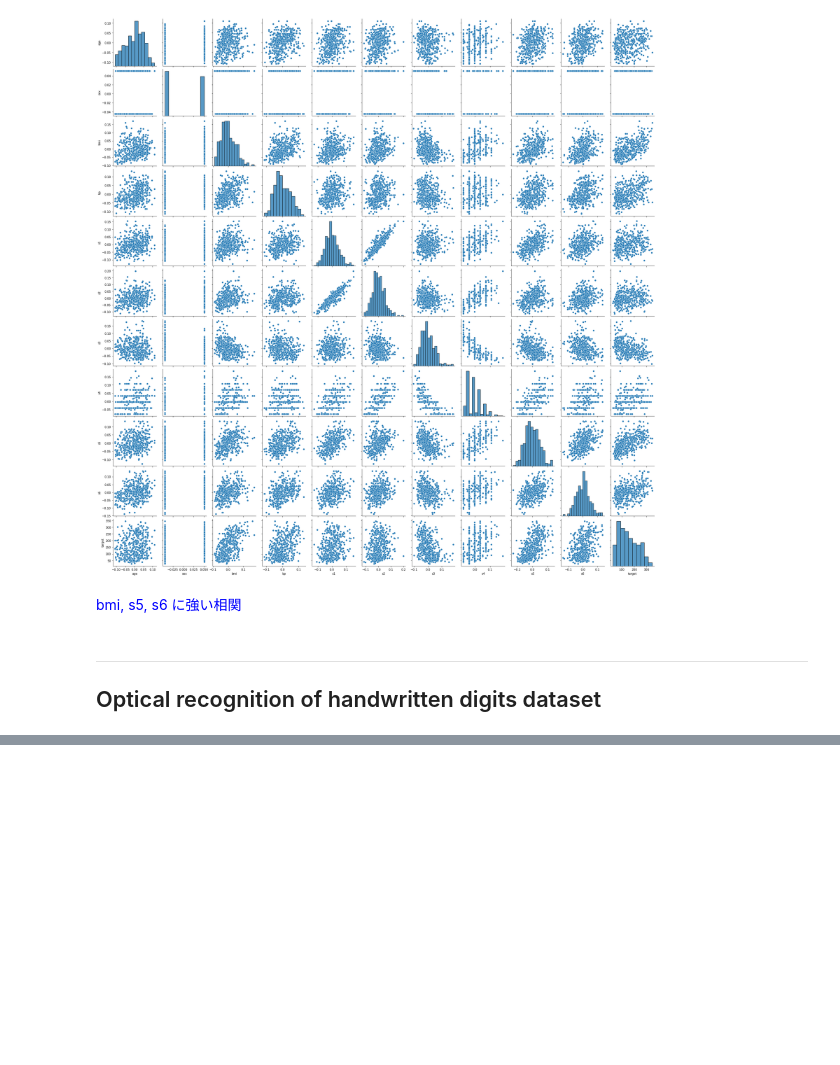
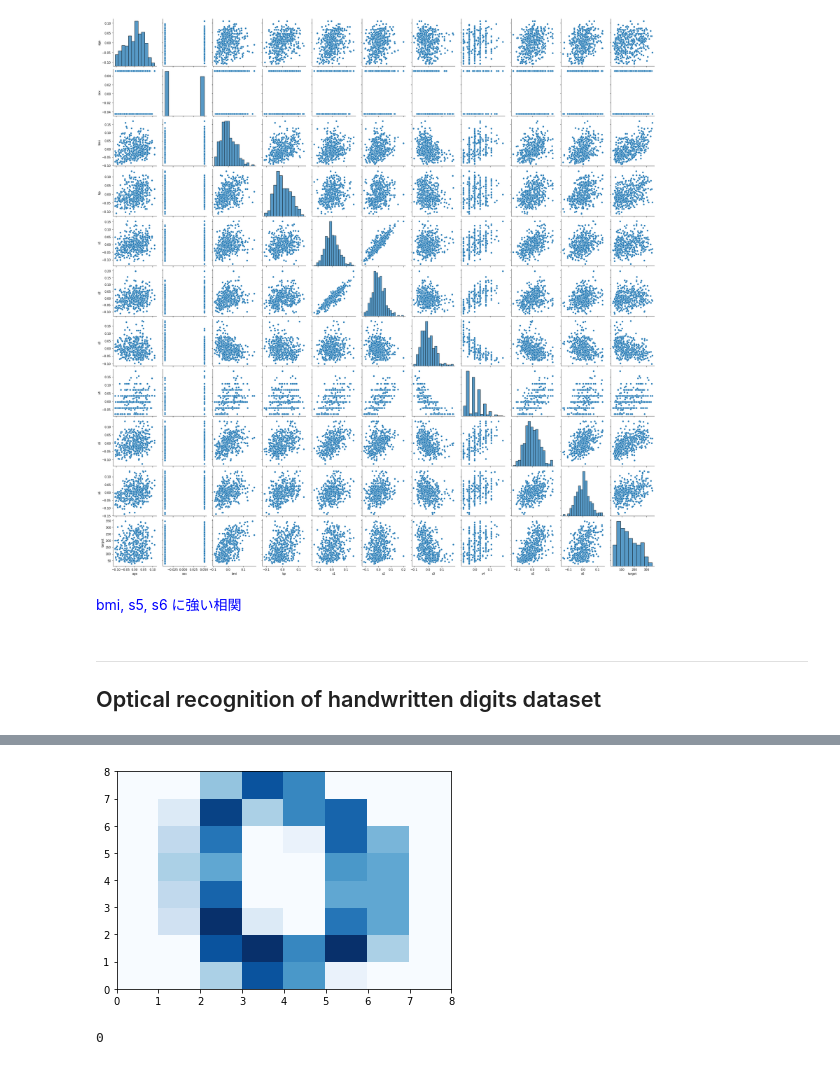
Before and after one commit to m-Takeuchi206/py_capacities, a Jupyter notebook: toy_datasets.ipynb, the cells around one changed output, grey strips where cells are left out. Drawn from its saved outputs; the diff is of its cells as text; code cells hidden in the pictures; blank space fills up the shorter version.

Commit message:
20210502, digits dataset

```diff
--- a/toy_datasets.ipynb
+++ b/toy_datasets.ipynb
@@ -213,0 +228,2 @@ sns.pairplot(df_diabetes)
+# %%
+d_digits = datasets.load_digits()
@@ -213,0 +250,11 @@ sns.pairplot(df_diabetes)
+# %%
+# データセットの一つ目の画像をヒートマップで確認
+fig, ax = plt.subplots()
+heatmap = ax.pcolor(d_digits.images[0], cmap=plt.cm.Blues)
+# %% [output]
+[figure, added]
+# %%
+# データセットの一つ目の数字の答えを確認
+d_digits.target[0]
+# %% [output]
+0
```
Also changed, not shown: parts of 5 cells of this notebook.
